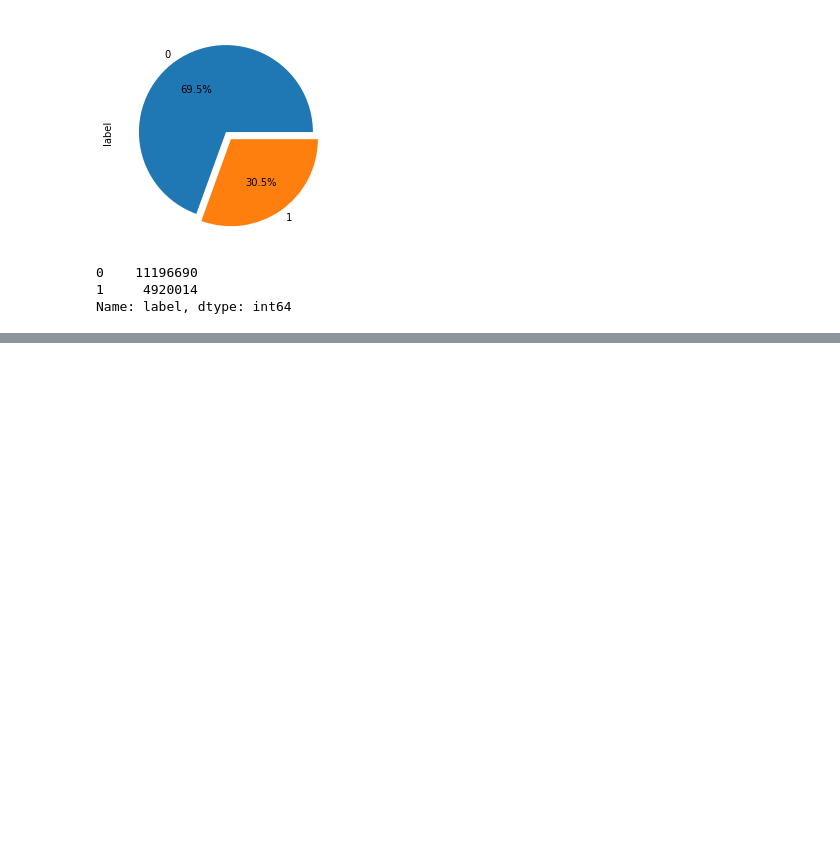
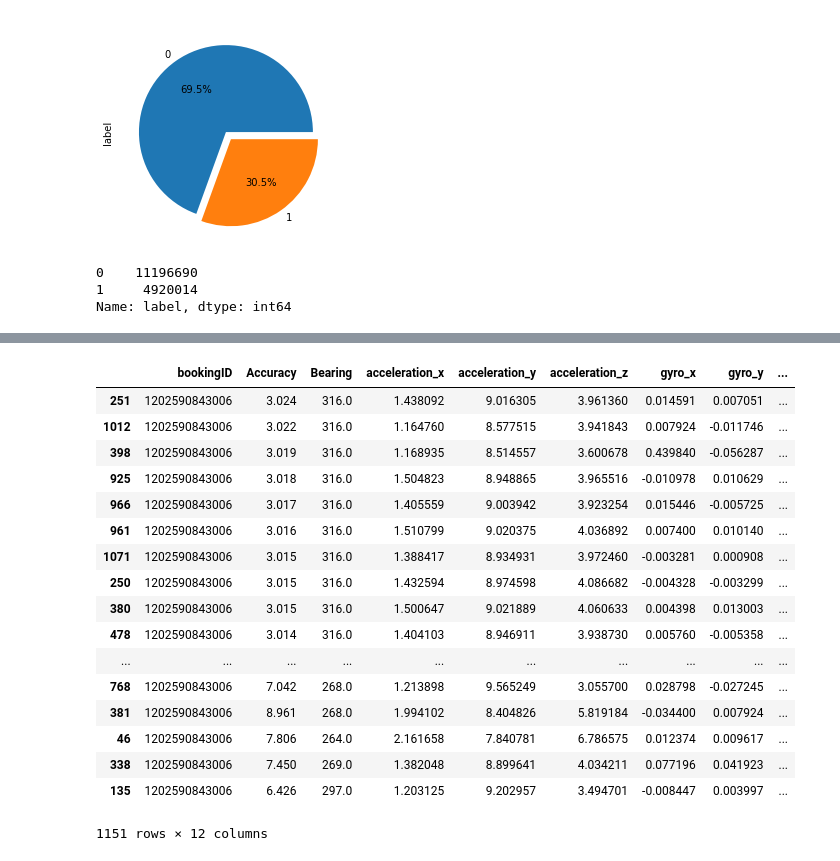
Before and after one commit to tomatowhocodes/springboard, a Jupyter notebook: Capstone project/Code/Data Wrangling.ipynb, the cells around one changed output, grey strips where cells are left out. Drawn from its saved outputs; the diff is of its cells as text; code cells hidden in the pictures; blank space fills up the shorter version.

```diff
--- a/Capstone project/Code/Data Wrangling.ipynb
+++ b/Capstone project/Code/Data Wrangling.ipynb
@@ -186,8 +198,3 @@ df['label'].value_counts()
 0    11196690
 1     4920014
 Name: label, dtype: int64
-# %%
-# compute additional meaningful features
-df['Distance'] = df['Speed'] * df['second']
-df['Acceleration'] = np.sqrt(np.power(df['acceleration_x'], 2) + np.power(df['acceleration_y'], 2) + np.power(df['acceleration_z'], 2))
-df['Magnitude'] = np.sqrt(np.power(df['gyro_x'], 2) + np.power(df['gyro_y'], 2) + np.power(df['gyro_z'], 2))
@@ -213,0 +225,21 @@ def plot_corr(df):
+# %%
+df[df.bookingID==1202590843006].sort_values('second')
+# %% [output]
+|  | bookingID | Accuracy | Bearing | acceleration_x | acceleration_y | acceleration_z | gyro_x | gyro_y | ... |
+| 251 | 1202590843006 | 3.024 | 316.0 | 1.438092 | 9.016305 | 3.961360 | 0.014591 | 0.007051 | ... |
+| 1012 | 1202590843006 | 3.022 | 316.0 | 1.164760 | 8.577515 | 3.941843 | 0.007924 | -0.011746 | ... |
+| 398 | 1202590843006 | 3.019 | 316.0 | 1.168935 | 8.514557 | 3.600678 | 0.439840 | -0.056287 | ... |
+| 925 | 1202590843006 | 3.018 | 316.0 | 1.504823 | 8.948865 | 3.965516 | -0.010978 | 0.010629 | ... |
+| 966 | 1202590843006 | 3.017 | 316.0 | 1.405559 | 9.003942 | 3.923254 | 0.015446 | -0.005725 | ... |
+| 961 | 1202590843006 | 3.016 | 316.0 | 1.510799 | 9.020375 | 4.036892 | 0.007400 | 0.010140 | ... |
+| 1071 | 1202590843006 | 3.015 | 316.0 | 1.388417 | 8.934931 | 3.972460 | -0.003281 | 0.000908 | ... |
+| 250 | 1202590843006 | 3.015 | 316.0 | 1.432594 | 8.974598 | 4.086682 | -0.004328 | -0.003299 | ... |
+| 380 | 1202590843006 | 3.015 | 316.0 | 1.500647 | 9.021889 | 4.060633 | 0.004398 | 0.013003 | ... |
+| 478 | 1202590843006 | 3.014 | 316.0 | 1.404103 | 8.946911 | 3.938730 | 0.005760 | -0.005358 | ... |
+| ... | ... | ... | ... | ... | ... | ... | ... | ... | ... |
+| 768 | 1202590843006 | 7.042 | 268.0 | 1.213898 | 9.565249 | 3.055700 | 0.028798 | -0.027245 | ... |
+| 381 | 1202590843006 | 8.961 | 268.0 | 1.994102 | 8.404826 | 5.819184 | -0.034400 | 0.007924 | ... |
+| 46 | 1202590843006 | 7.806 | 264.0 | 2.161658 | 7.840781 | 6.786575 | 0.012374 | 0.009617 | ... |
+| 338 | 1202590843006 | 7.450 | 269.0 | 1.382048 | 8.899641 | 4.034211 | 0.077196 | 0.041923 | ... |
+| 135 | 1202590843006 | 6.426 | 297.0 | 1.203125 | 9.202957 | 3.494701 | -0.008447 | 0.003997 | ... |
+1151 rows × 12 columns
```
Also changed, not shown: parts of 17 cells of this notebook.
